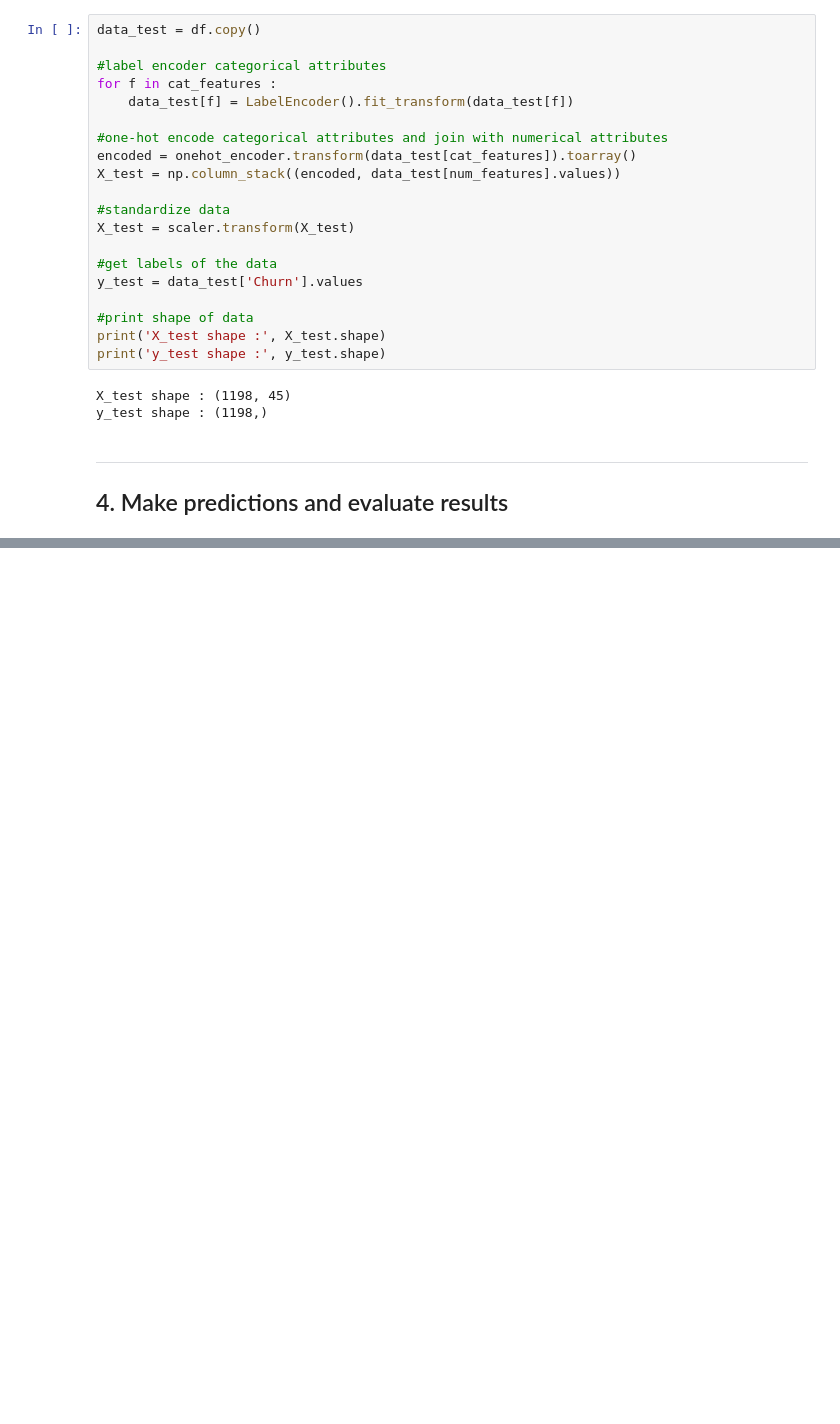
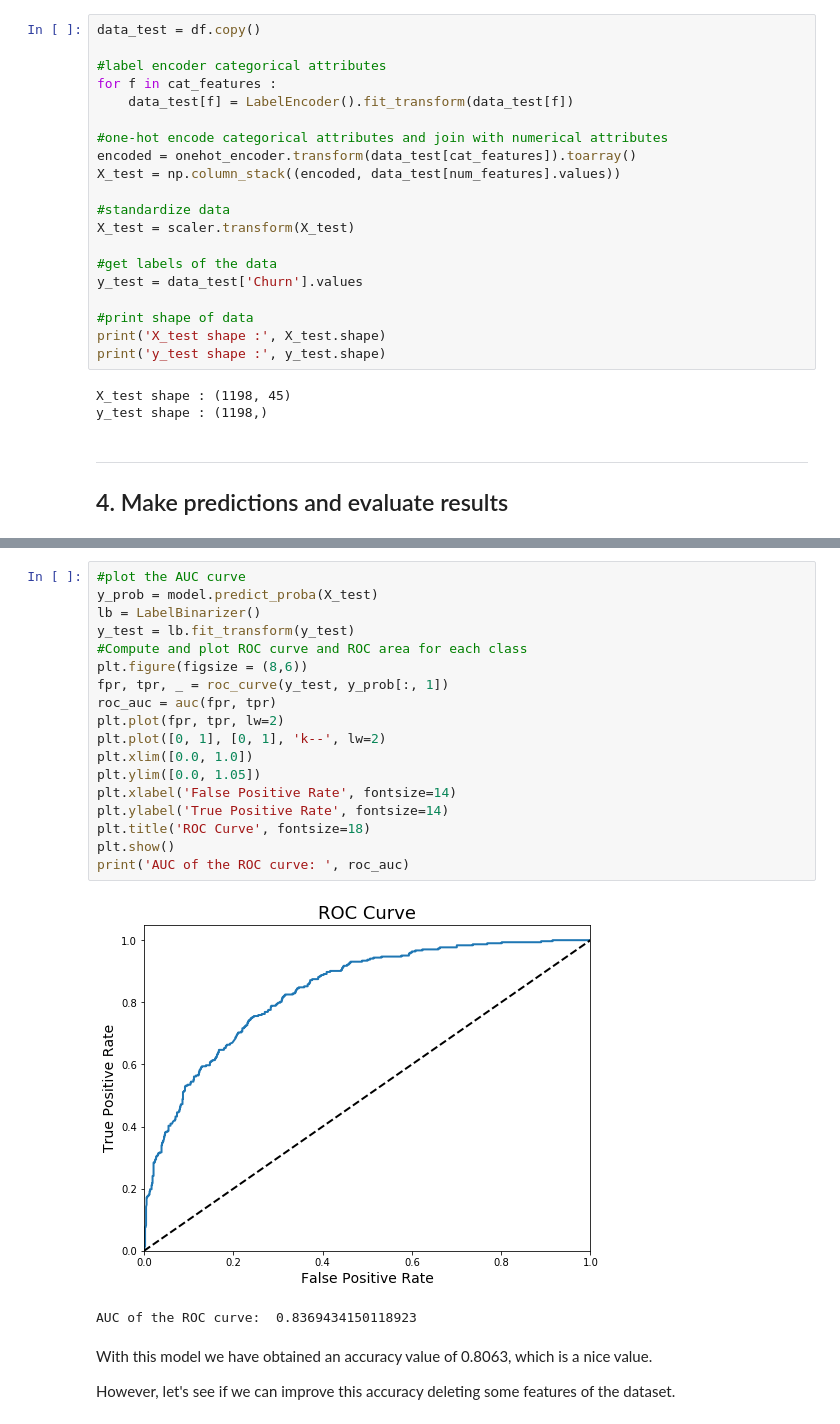
Before and after one commit to mikel-hernandezj/kaggle, a Jupyter notebook: Telecom users dataset/03-03_FinalModel_AllFeatures.ipynb, the cells around one changed output, grey strips where cells are left out. Drawn from its saved outputs; the diff is of its cells as text; blank space fills up the shorter version.

Commit message:
Finished classfier for telecom users dataset (using all features)

```diff
--- a/Telecom users dataset/03-03_FinalModel_AllFeatures.ipynb
+++ b/Telecom users dataset/03-03_FinalModel_AllFeatures.ipynb
@@ -197,0 +213,25 @@ weighted avg       0.82      0.81      0.81      1198
+# %%
+#plot the AUC curve
+y_prob = model.predict_proba(X_test)
+lb = LabelBinarizer()
+y_test = lb.fit_transform(y_test)
+#Compute and plot ROC curve and ROC area for each class
+plt.figure(figsize = (8,6))
+fpr, tpr, _ = roc_curve(y_test, y_prob[:, 1])
+roc_auc = auc(fpr, tpr)
+plt.plot(fpr, tpr, lw=2)
+plt.plot([0, 1], [0, 1], 'k--', lw=2)
+plt.xlim([0.0, 1.0])
+plt.ylim([0.0, 1.05])
+plt.xlabel('False Positive Rate', fontsize=14)
+plt.ylabel('True Positive Rate', fontsize=14)
+plt.title('ROC Curve', fontsize=18)
+plt.show()
+print('AUC of the ROC curve: ', roc_auc)
+# %% [output]
+[figure, added]
+AUC of the ROC curve:  0.8369434150118923
+# %% [markdown]
+With this model we have obtained an accuracy value of 0.8063, which is a nice value.
+
+However, let's see if we can improve this accuracy deleting some features of the dataset.
```
Also changed, not shown: parts of 5 cells of this notebook, 1 other file.
